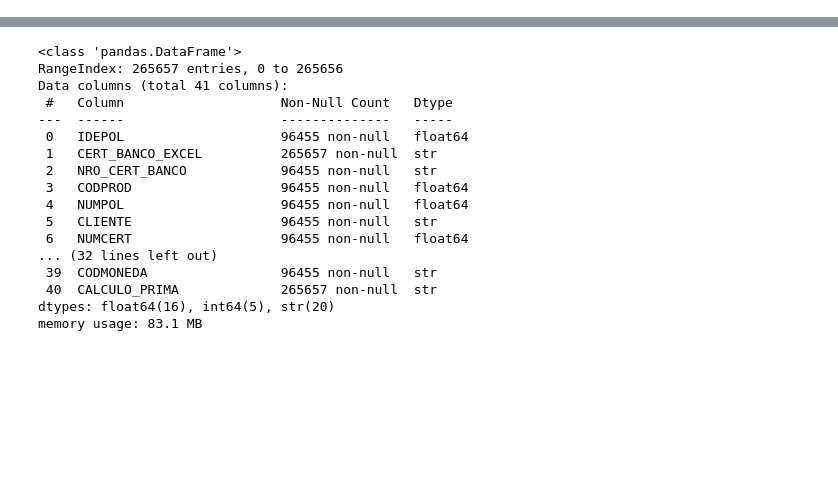
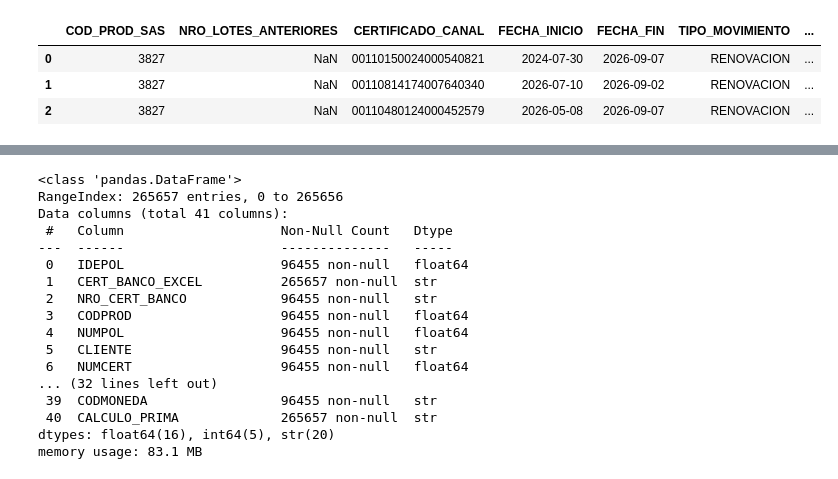
Before and after one commit to nelvinvelazco/OPERACIONES_BBVA_RIMAC, a Jupyter notebook: notebooks/test.ipynb, the cells around one changed output, grey strips where cells are left out. Saved outputs shown, nothing was run; the diff lists cells and outputs as text; code cells hidden in the pictures; blank space fills up the shorter version.

```diff
--- a/notebooks/test.ipynb
+++ b/notebooks/test.ipynb
@@ -10,3 +11,12 @@ import warnings
 pd.set_option('display.max_columns', None)
 # %%
-df_datos= pd.read_csv("c:/datos/1434699_2024.csv", dtype=str)
+#df_datos= pd.read_csv("c:/datos/1465865_2024.csv", dtype=str)
+df_rep_emi= pd.read_csv("c:/datos/reporte de emision - prestamos - octubre 2026.csv", sep=';', encoding='utf-8', dtype=str)
+df_rep_emi.columns = df_rep_emi.columns.str.strip().str.upper().str.replace(r'[^A-Za-z0-9]', '_', regex=True)
+# %%
+df_rep_emi.head(3)
+# %% [output]
+|  | COD_PROD_SAS | NRO_LOTES_ANTERIORES | CERTIFICADO_CANAL | FECHA_INICIO | FECHA_FIN | TIPO_MOVIMIENTO | ... |
+| 0 | 3827 | NaN | 00110150024000540821 | 2024-07-30 | 2026-09-07 | RENOVACION | ... |
+| 1 | 3827 | NaN | 00110814174007640340 | 2026-07-10 | 2026-09-02 | RENOVACION | ... |
+| 2 | 3827 | NaN | 00110480124000452579 | 2026-05-08 | 2026-09-07 | RENOVACION | ... |
```
Also changed, not shown: parts of 4 cells of this notebook, 1 other file.
